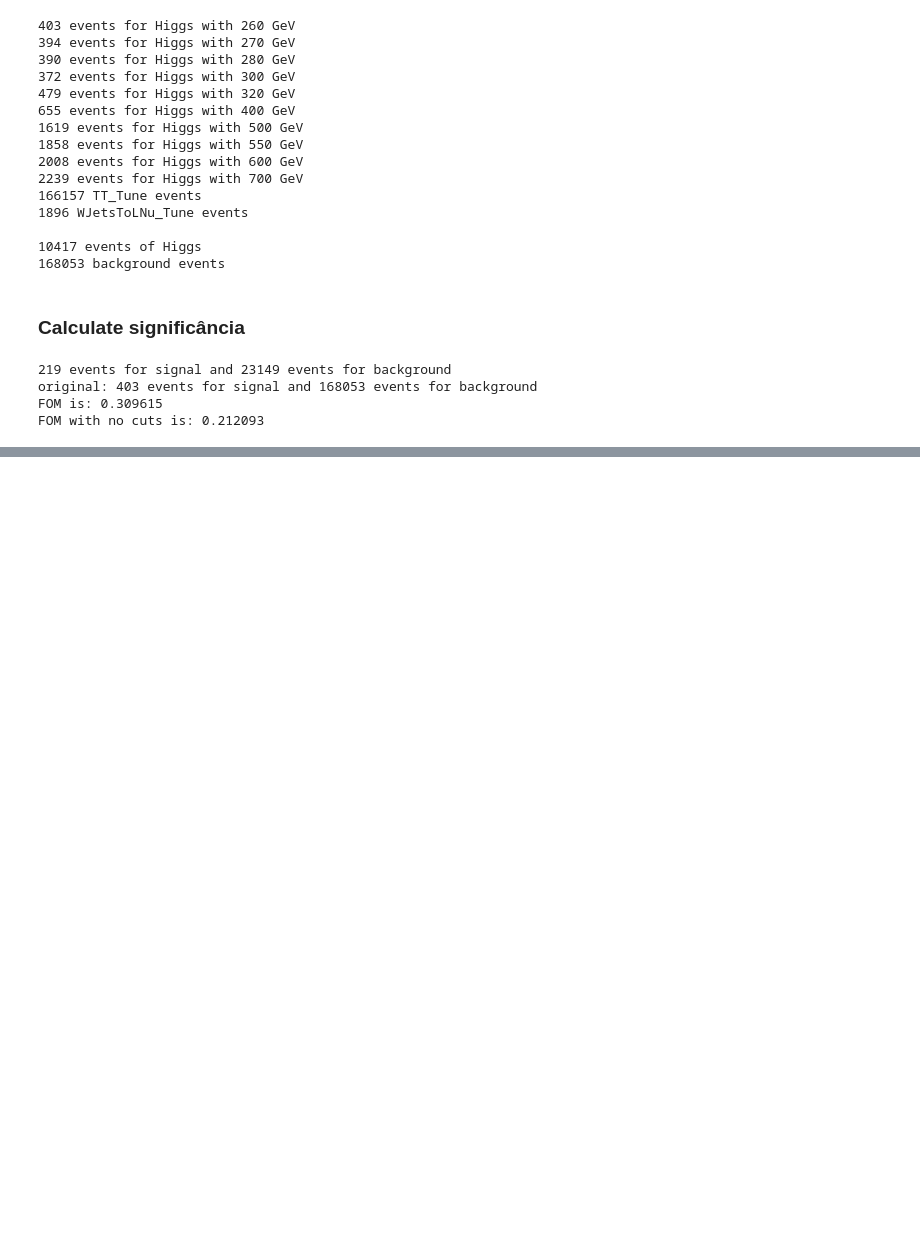
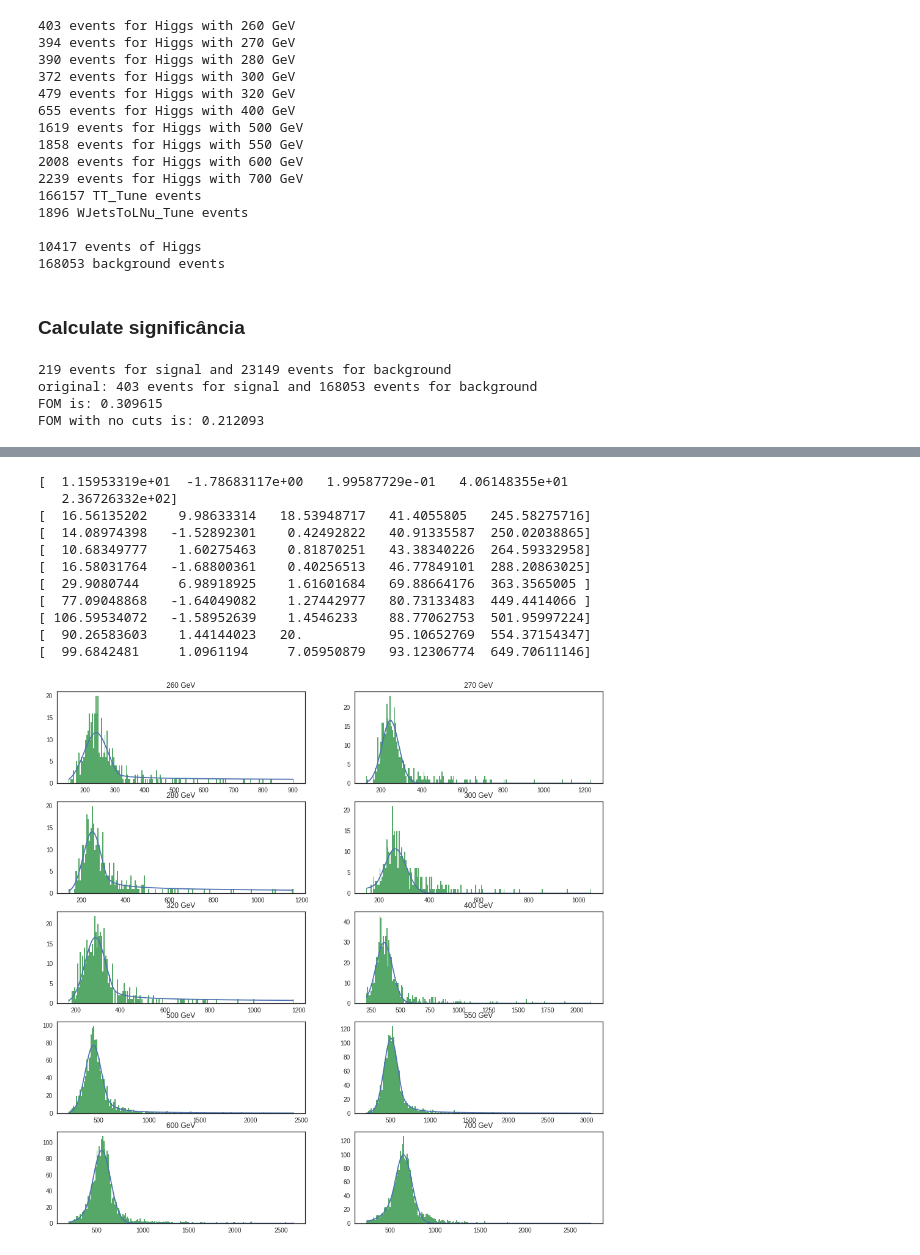
Before and after one commit to antcap96/estagio, a Jupyter notebook: Untitled.ipynb, the cells around one changed output, grey strips where cells are left out. Cells and saved outputs as stored; diff of their text form; code cells hidden in the pictures; blank space fills up the shorter version.

```diff
--- a/Untitled.ipynb
+++ b/Untitled.ipynb
@@ -287,0 +328,37 @@ for i in range(len(signalData)):
+# %%
+fig = plt.figure(figsize=(16,16))
+
+for i in range(len(signalData)):
+    y, x = np.histogram(signalData[i]['diH_mass'], bins=200)
+
+    xCenter = 1/2 * (x[1:] + x[:-1])
+
+    select = (y != 0)
+
+    try:
+        popt,pcov = curve_fit(crystallball, xCenter[select], y[select], p0=[10,3,10,40,energies[i]], sigma=sqrt(y[select])
+                              , bounds=[[0,-10,.1,0,energies[i]/1.2],[1000,10,20,100,energies[i]*1.2]])
+    except RuntimeError:
+        print("failure for energy " + str(energies[i]) + " GeV")
+
+    fig.add_subplot((len(signalData)+1)//2,2,i+1)
+
+    plt.plot(xCenter, crystallball(xCenter, *popt))
+    plt.hist(signalData[i]['diH_mass'], bins=x)
+
+    plt.title(str(energies[i]) + " GeV")
+
+    print(popt)
+# %% [output]
+[  1.15953319e+01  -1.78683117e+00   1.99587729e-01   4.06148355e+01
+   2.36726332e+02]
+[  16.56135202    9.98633314   18.53948717   41.4055805   245.58275716]
+[  14.08974398   -1.52892301    0.42492822   40.91335587  250.02038865]
+[  10.68349777    1.60275463    0.81870251   43.38340226  264.59332958]
+[  16.58031764   -1.68800361    0.40256513   46.77849101  288.20863025]
+[  29.9080744     6.98918925    1.61601684   69.88664176  363.3565005 ]
+[  77.09048868   -1.64049082    1.27442977   80.73133483  449.4414066 ]
+[ 106.59534072   -1.58952639    1.4546233    88.77062753  501.95997224]
+[  90.26583603    1.44144023   20.           95.10652769  554.37154347]
+[  99.6842481     1.0961194     7.05950879   93.12306774  649.70611146]
+[figure, added]
```
Also changed, not shown: parts of 4 cells of this notebook.
